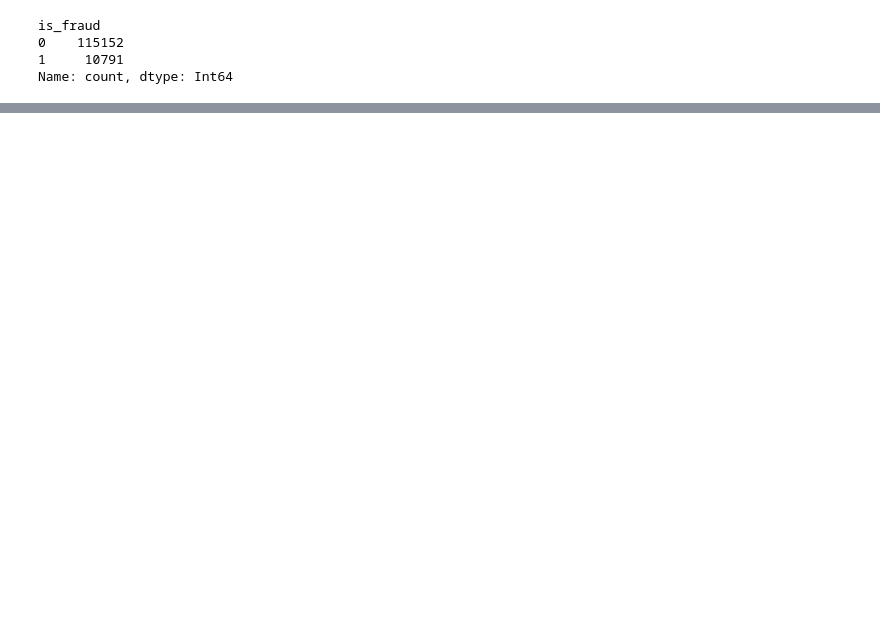
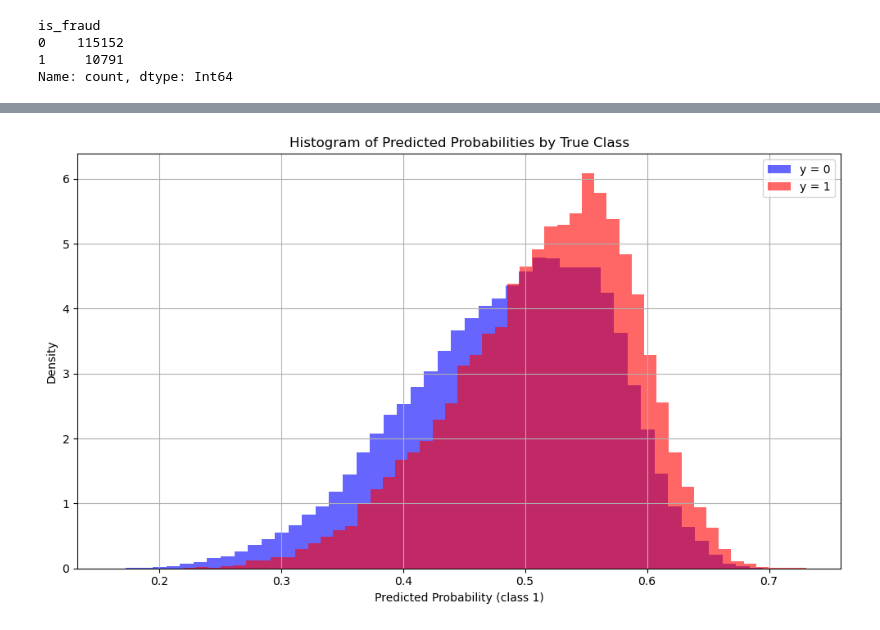
Before and after one commit to janqsal/mastercard_sgh_neural_noobs, a Jupyter notebook: TM/Primary_analysis.ipynb, the cells around one changed output, grey strips where cells are left out. Drawn from its saved outputs; the diff is of its cells as text; code cells hidden in the pictures; blank space fills up the shorter version.

```diff
--- a/TM/Primary_analysis.ipynb
+++ b/TM/Primary_analysis.ipynb
@@ -496,3 +399,7 @@ NotFittedError: need to call fit or load_model beforehand
+# %%
+plot_predicted_proba_by_class(y_train, y_proba_train_orig)
+# %% [output]
+[figure, added]
 # %%
 feature_importances = pd.Series(model.feature_importances_, index=X_train.columns)
 top_10_features = feature_importances.sort_values(ascending=False).head(10)
```
Also changed, not shown: parts of 56 cells of this notebook, 2 other files.
